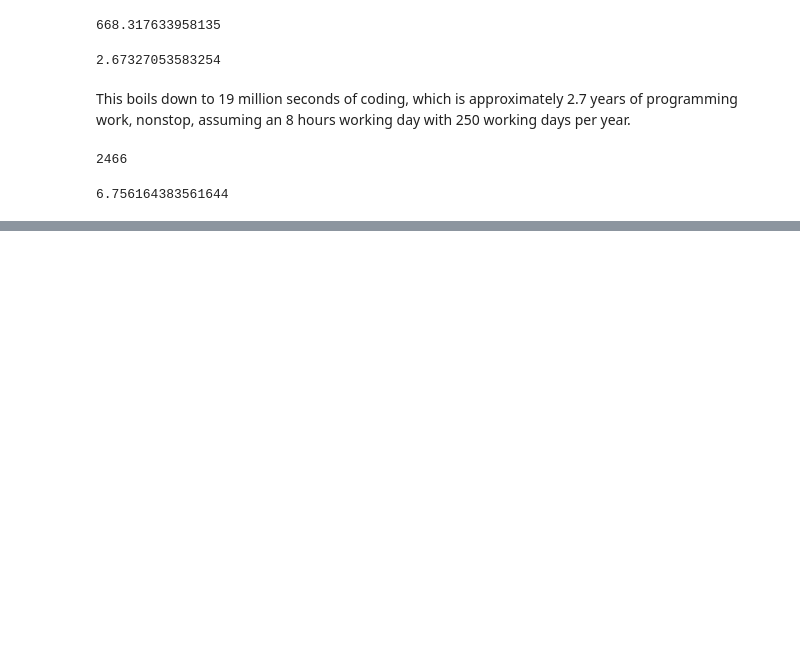
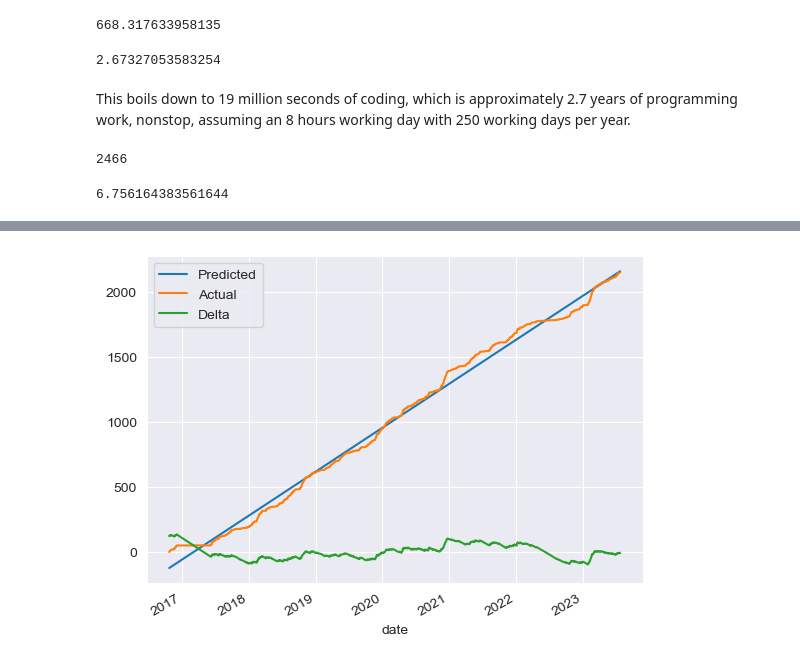
Before and after one commit to sunsided/coding-stats, a Jupyter notebook: exploration.ipynb, the cells around one changed output, grey strips where cells are left out. Drawn from its saved outputs; the diff is of its cells as text; code cells hidden in the pictures; blank space fills up the shorter version.

```diff
--- a/exploration.ipynb
+++ b/exploration.ipynb
@@ -108,3 +112,15 @@ observed_days
 observed_days / 365
 # %% [output]
 6.756164383561644
+# %%
+Y = filtered['C#'].iloc[:].values.reshape(-1, 1)
+X = (pd.Series(filtered.index.to_series().values).astype('int64').values/1000).reshape(-1, 1) # np.linspace(0, len(Y), len(Y)).reshape(-1, 1)
+
+linear_regressor = LinearRegression()
+linear_regressor.fit(X, Y)
+Y_pred = linear_regressor.predict(X)
+# %%
+estimated = pd.concat([pd.Series(Y.reshape(-1)), pd.Series(Y_pred.reshape(-1))], axis=1, ignore_index=True).set_index(filtered['C#'].index)
+estimated.rename(columns={0: 'Actual', 1: 'Predicted'}, inplace=True)
+estimated['Delta'] = estimated['Actual'] - estimated['Predicted']
+estimated.head()
@@ -110,0 +135,4 @@ observed_days / 365
+# %%
+estimated[['Predicted', 'Actual', 'Delta']].plot();
+# %% [output]
+[figure, added]
```
Also changed, not shown: parts of 4 cells of this notebook.
